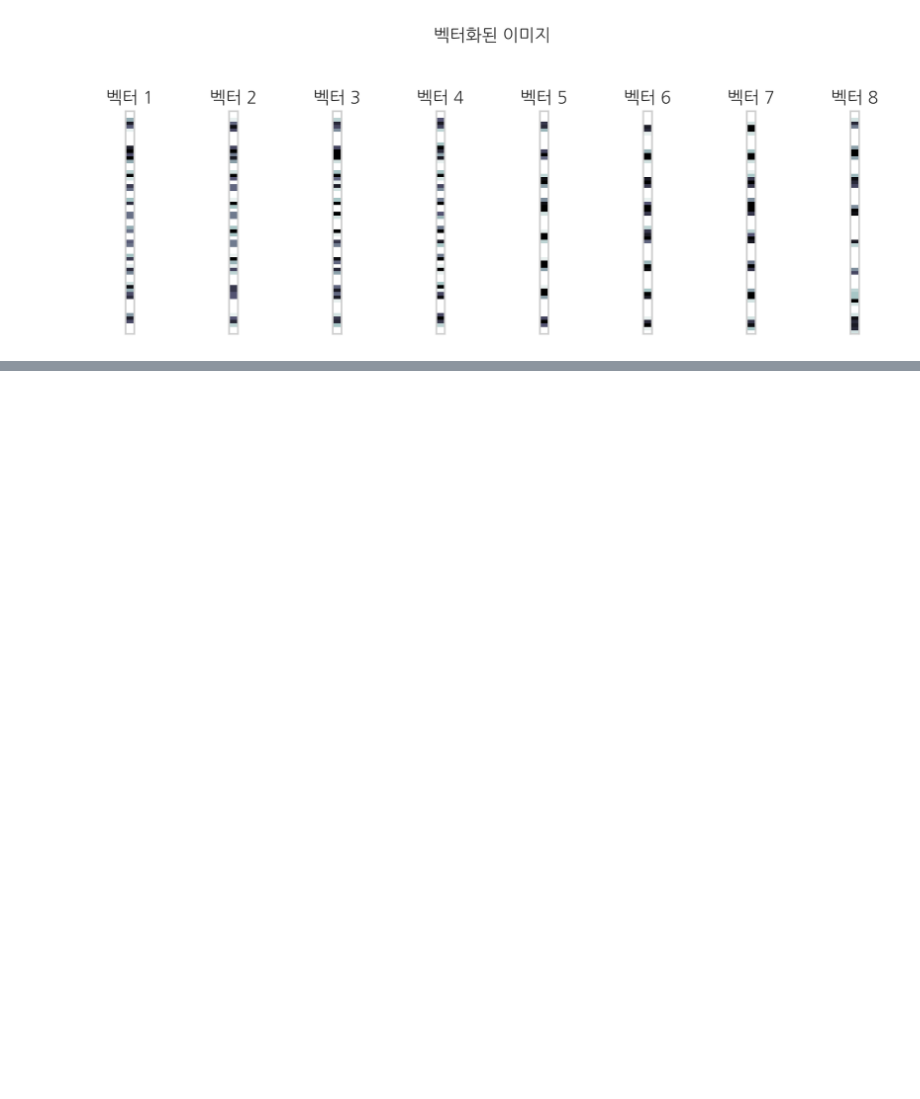
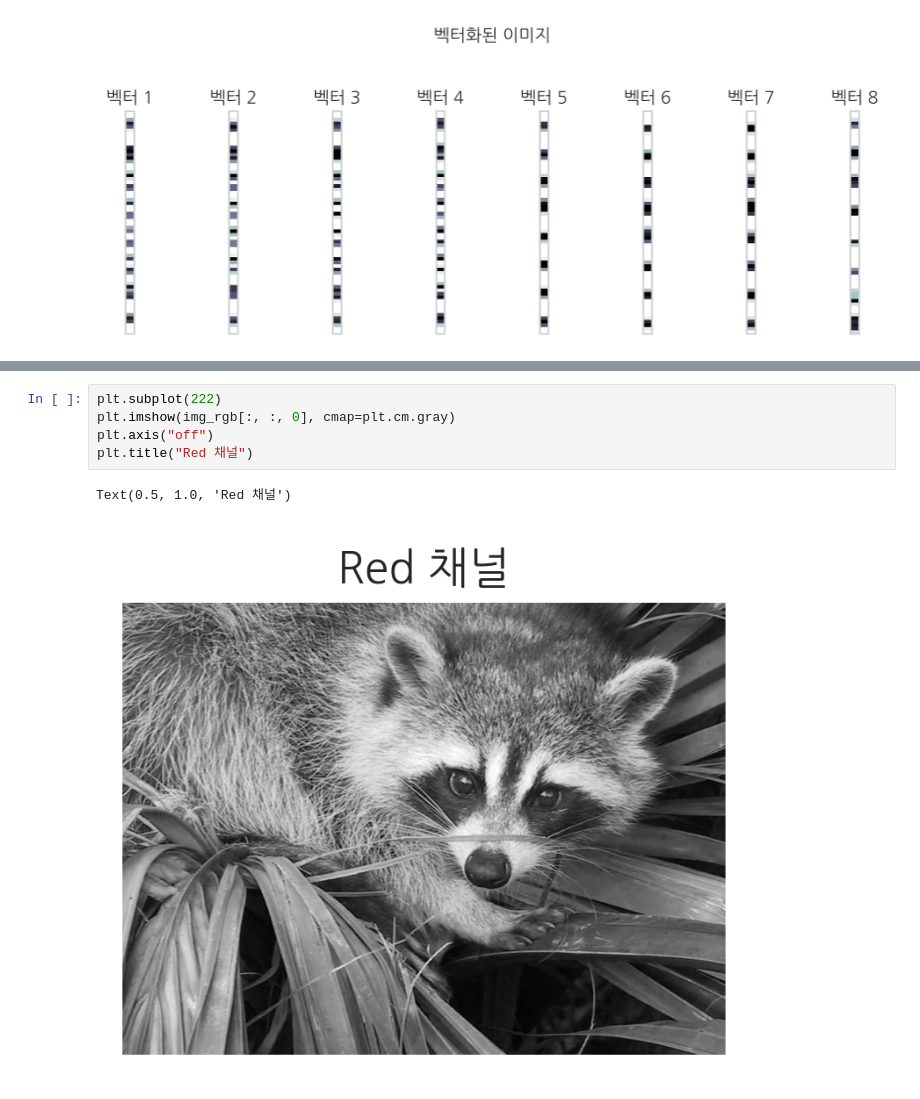
Before and after one commit to Parkyes90/data-science-math, a Jupyter notebook: chapter2.ipynb, the cells around one changed output, grey strips where cells are left out. Drawn from its saved outputs; the diff is of its cells as text; blank space fills up the shorter version.

```diff
--- a/chapter2.ipynb
+++ b/chapter2.ipynb
@@ -59,0 +74,8 @@ plt.show()
+# %%
+plt.subplot(222)
+plt.imshow(img_rgb[:, :, 0], cmap=plt.cm.gray)
+plt.axis("off")
+plt.title("Red 채널")
+# %% [output]
+Text(0.5, 1.0, 'Red 채널')
+[figure, added]
```
Also changed, not shown: parts of 12 cells of this notebook.
